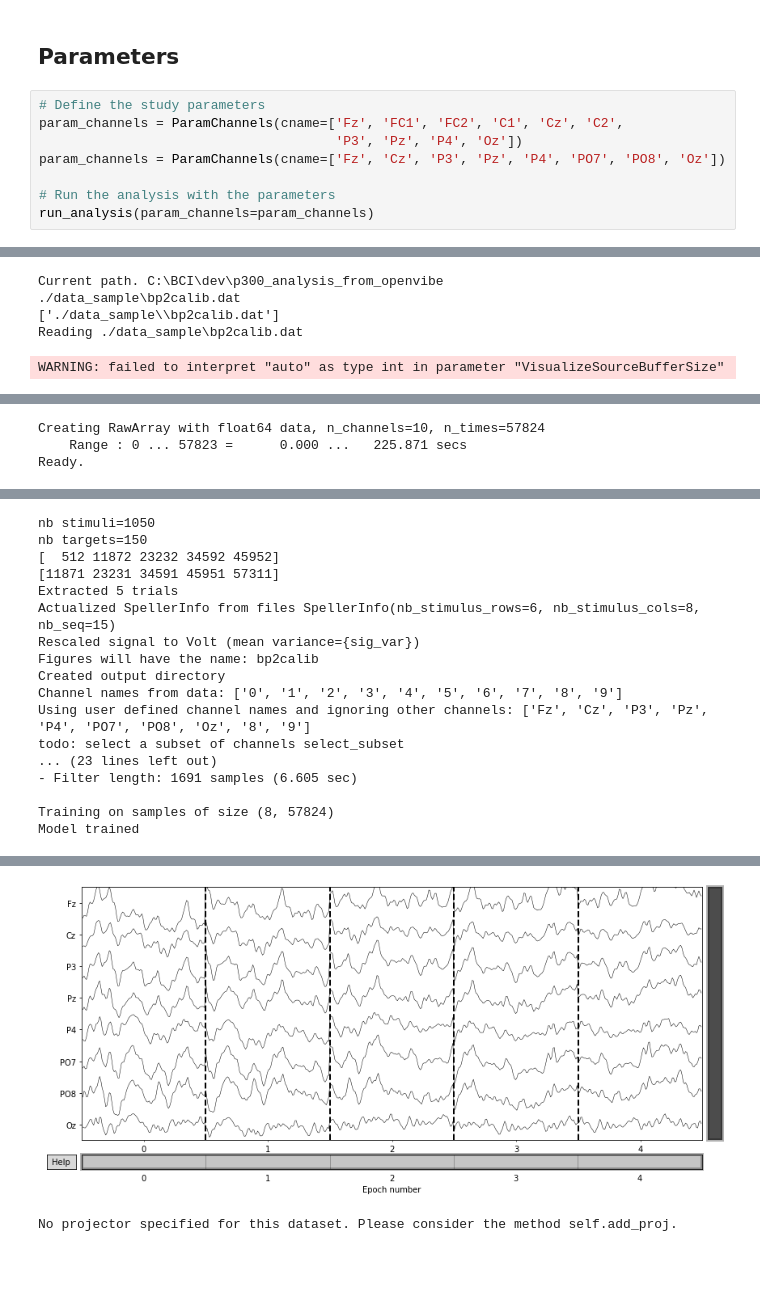
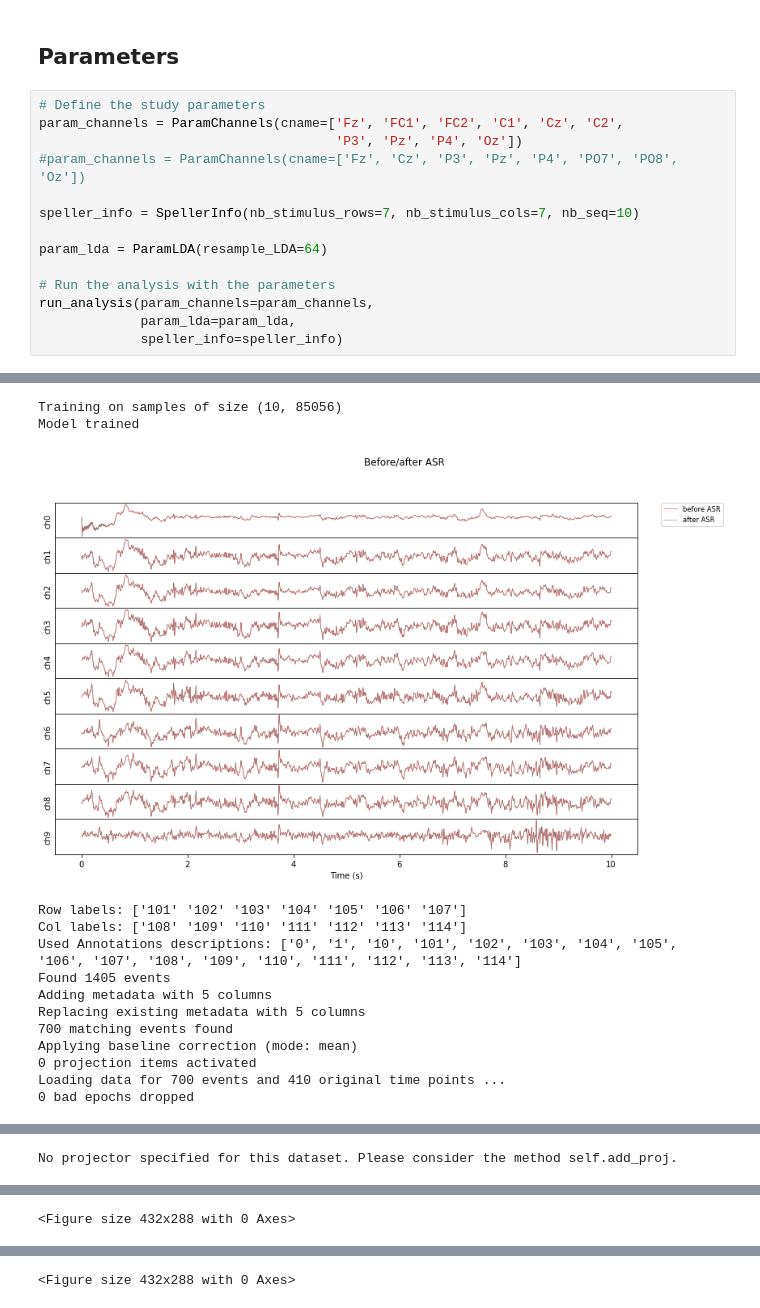
Before and after one commit to lokinou/p3k_offline_analysis, a Jupyter notebook: p300_analysis.ipynb, the cells around one changed output, grey strips where cells are left out. Saved outputs shown, nothing was run; the diff lists cells and outputs as text; blank space fills up the shorter version.

Commit message:
adapted to openvibe

```diff
--- a/p300_analysis.ipynb
+++ b/p300_analysis.ipynb
@@ -23,8 +23,14 @@ from p3k.P300Analysis import run_analysis
 # Define the study parameters
 param_channels = ParamChannels(cname=['Fz', 'FC1', 'FC2', 'C1', 'Cz', 'C2',
                                       'P3', 'Pz', 'P4', 'Oz'])
-param_channels = ParamChannels(cname=['Fz', 'Cz', 'P3', 'Pz', 'P4', 'PO7', 'PO8', 'Oz'])
+#param_channels = ParamChannels(cname=['Fz', 'Cz', 'P3', 'Pz', 'P4', 'PO7', 'PO8', 'Oz'])
+
+speller_info = SpellerInfo(nb_stimulus_rows=7, nb_stimulus_cols=7, nb_seq=10)
+
+param_lda = ParamLDA(resample_LDA=64)
 
 # Run the analysis with the parameters
-run_analysis(param_channels=param_channels)
+run_analysis(param_channels=param_channels,
+             param_lda=param_lda,
+             speller_info=speller_info)
 # %% [output]
@@ -32,5 +54,14 @@ WARNING: failed to interpret "auto" as type int in parameter "VisualizeSourceBuf
-Current path. C:\BCI\dev\p300_analysis_from_openvibe
-./data_sample\bp2calib.dat
-['./data_sample\\bp2calib.dat']
-Reading ./data_sample\bp2calib.dat
+Training on samples of size (10, 85056)
+Model trained
+[figure, new version]
-WARNING: failed to interpret "auto" as type int in parameter "VisualizeSourceBufferSize"
+Row labels: ['101' '102' '103' '104' '105' '106' '107']
+Col labels: ['108' '109' '110' '111' '112' '113' '114']
+Used Annotations descriptions: ['0', '1', '10', '101', '102', '103', '104', '105', '106', '107', '108', '109', '110', '111', '112', '113', '114']
+Found 1405 events
+Adding metadata with 5 columns
+Replacing existing metadata with 5 columns
+700 matching events found
+Applying baseline correction (mode: mean)
+0 projection items activated
+Loading data for 700 events and 410 original time points ...
+0 bad epochs dropped
@@ -37,3 +69 @@ WARNING: failed to interpret "auto" as type int in parameter "VisualizeSourceBuf
-Creating RawArray with float64 data, n_channels=10, n_times=57824
-    Range : 0 ... 57823 =      0.000 ...   225.871 secs
-Ready.
+No projector specified for this dataset. Please consider the method self.add_proj.
@@ -41,17 +72 @@ WARNING: failed to interpret "auto" as type int in parameter "VisualizeSourceBuf
-nb stimuli=1050
-nb targets=150
-[  512 11872 23232 34592 45952]
-[11871 23231 34591 45951 57311]
-Extracted 5 trials
-Actualized SpellerInfo from files SpellerInfo(nb_stimulus_rows=6, nb_stimulus_cols=8, nb_seq=15)
-Rescaled signal to Volt (mean variance={sig_var})
-Figures will have the name: bp2calib
-Created output directory
-Channel names from data: ['0', '1', '2', '3', '4', '5', '6', '7', '8', '9']
-Using user defined channel names and ignoring other channels: ['Fz', 'Cz', 'P3', 'Pz', 'P4', 'PO7', 'PO8', 'Oz', '8', '9']
-todo: select a subset of channels select_subset
-... (23 lines left out)
-- Filter length: 1691 samples (6.605 sec)
-
-Training on samples of size (8, 57824)
-Model trained
+<Figure size 432x288 with 0 Axes>
@@ -70,2 +88 @@ Loading data for 1050 events and 206 original time points ...
-[figure, old version]
-No projector specified for this dataset. Please consider the method self.add_proj.
+<Figure size 432x288 with 0 Axes>
```
Also changed, not shown: parts of 3 cells of this notebook, 3 other files.
